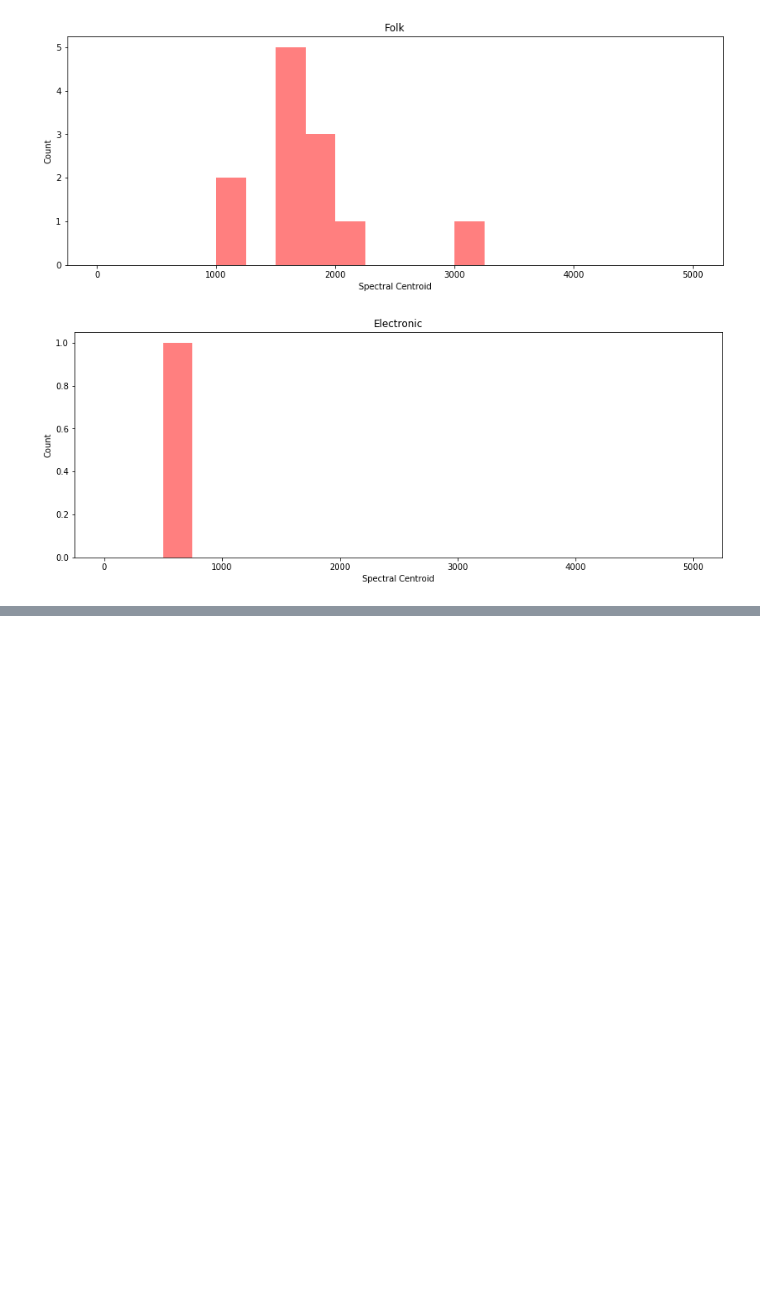
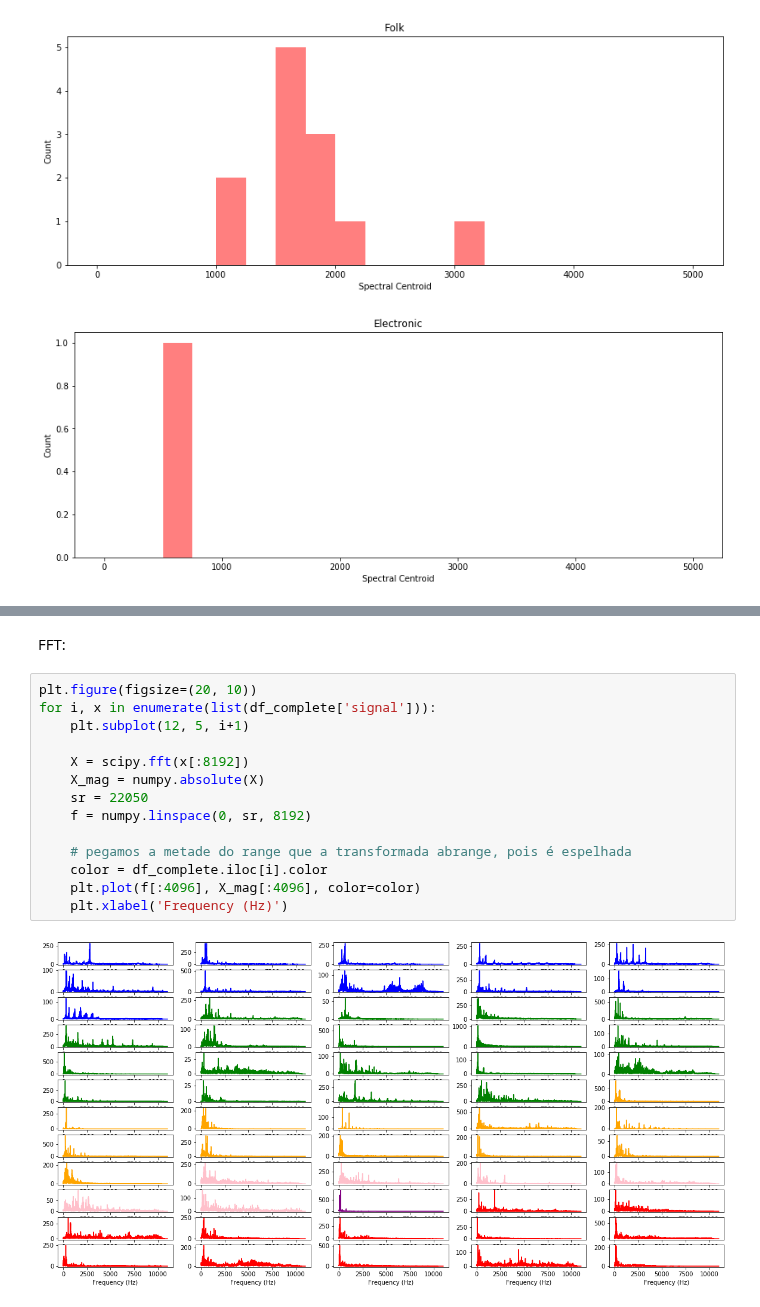
Before and after one commit to fccoelho/curso-IRI, a Jupyter notebook: RIM/corpus/analysis.ipynb, the cells around one changed output, grey strips where cells are left out. Saved outputs shown, nothing was run; the diff lists cells and outputs as text; blank space fills up the shorter version.

```diff
--- a/RIM/corpus/analysis.ipynb
+++ b/RIM/corpus/analysis.ipynb
@@ -168,0 +213,18 @@ for genre in df_complete[('track', 'genre_top')].unique():
+# %% [markdown]
+FFT:
+# %%
+plt.figure(figsize=(20, 10))
+for i, x in enumerate(list(df_complete['signal'])):
+    plt.subplot(12, 5, i+1)
+
+    X = scipy.fft(x[:8192])
+    X_mag = numpy.absolute(X)
+    sr = 22050
+    f = numpy.linspace(0, sr, 8192)
+
+    # pegamos a metade do range que a transformada abrange, pois é espelhada
+    color = df_complete.iloc[i].color
+    plt.plot(f[:4096], X_mag[:4096], color=color)
+    plt.xlabel('Frequency (Hz)')
+# %% [output]
+[figure, added]
```
Also changed, not shown: parts of 7 cells of this notebook.
